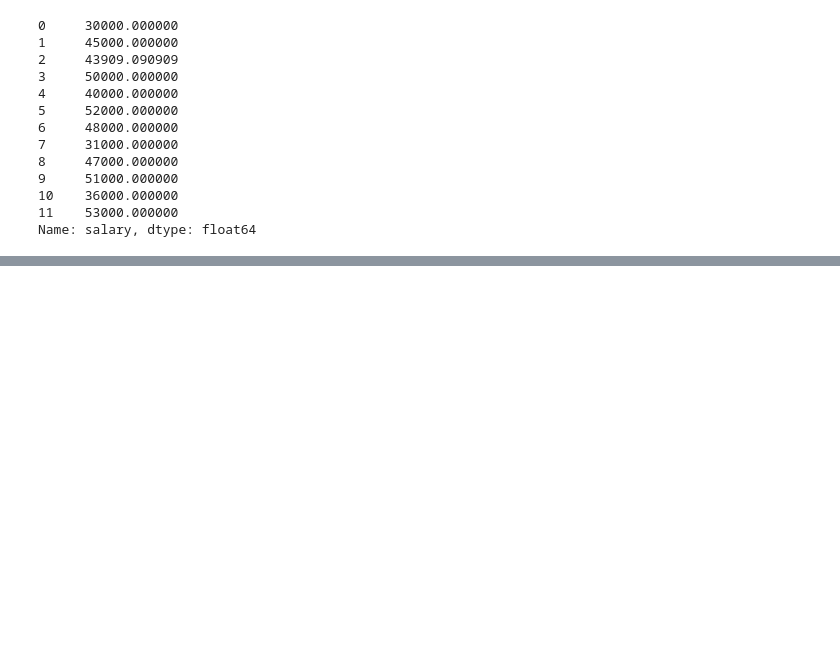
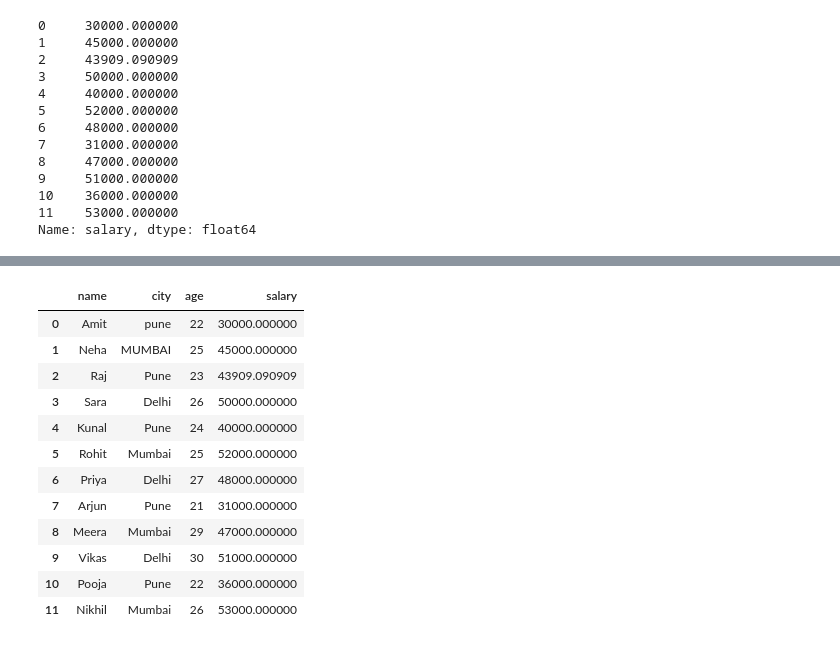
Before and after one commit to Aztec331/Data-Case-Studies, a Jupyter notebook: notebooks/day03_pandas_basics.ipynb, the cells around one changed output, grey strips where cells are left out. Cells and saved outputs as stored; diff of their text form; code cells hidden in the pictures; blank space fills up the shorter version.

```diff
--- a/notebooks/day03_pandas_basics.ipynb
+++ b/notebooks/day03_pandas_basics.ipynb
@@ -479,0 +581,19 @@ Name: salary, dtype: float64
+# %%
+df.loc[0, "city"] = " pune "
+df.loc[1, "city"] = "MUMBAI"
+# %%
+df
+# %% [output]
+|  | name | city | age | salary |
+| 0 | Amit | pune | 22 | 30000.000000 |
+| 1 | Neha | MUMBAI | 25 | 45000.000000 |
+| 2 | Raj | Pune | 23 | 43909.090909 |
+| 3 | Sara | Delhi | 26 | 50000.000000 |
+| 4 | Kunal | Pune | 24 | 40000.000000 |
+| 5 | Rohit | Mumbai | 25 | 52000.000000 |
+| 6 | Priya | Delhi | 27 | 48000.000000 |
+| 7 | Arjun | Pune | 21 | 31000.000000 |
+| 8 | Meera | Mumbai | 29 | 47000.000000 |
+| 9 | Vikas | Delhi | 30 | 51000.000000 |
+| 10 | Pooja | Pune | 22 | 36000.000000 |
+| 11 | Nikhil | Mumbai | 26 | 53000.000000 |
```
Also changed, not shown: parts of 16 cells of this notebook.
